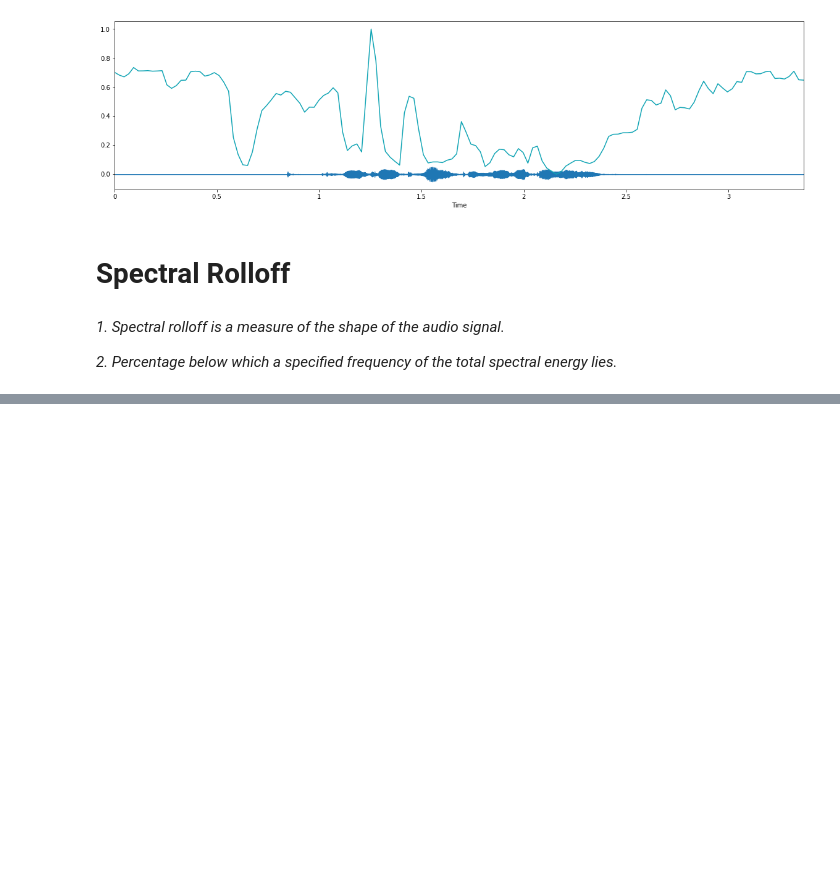
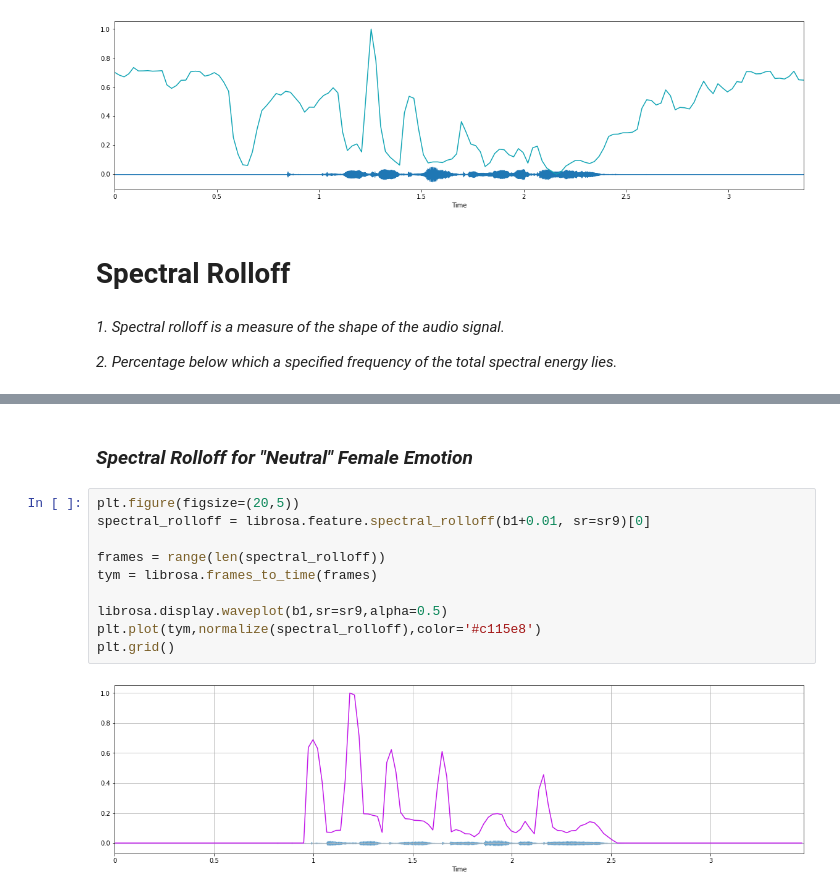
Before and after one commit to pragmatic-philosopher09/Audio-Emotion-Analyzer-Through-Deep-Learning, a Jupyter notebook: Phase_2_Data_Visualization_[Plotting_Spectogram_+_Waveforms].ipynb, the cells around one changed output, grey strips where cells are left out. Cells and saved outputs as stored; diff of their text form; blank space fills up the shorter version.

```diff
--- a/Phase_2_Data_Visualization_[Plotting_Spectogram_+_Waveforms].ipynb
+++ b/Phase_2_Data_Visualization_[Plotting_Spectogram_+_Waveforms].ipynb
@@ -485,0 +514,14 @@ plt.grid()
+# %% [markdown]
+### ***Spectral Rolloff for "Neutral" Female Emotion***
+# %%
+plt.figure(figsize=(20,5))
+spectral_rolloff = librosa.feature.spectral_rolloff(b1+0.01, sr=sr9)[0]
+
+frames = range(len(spectral_rolloff))
+tym = librosa.frames_to_time(frames)
+
+librosa.display.waveplot(b1,sr=sr9,alpha=0.5)
+plt.plot(tym,normalize(spectral_rolloff),color='#c115e8')
+plt.grid()
+# %% [output]
+[figure, added]
```
Also changed, not shown: parts of 16 cells of this notebook.
